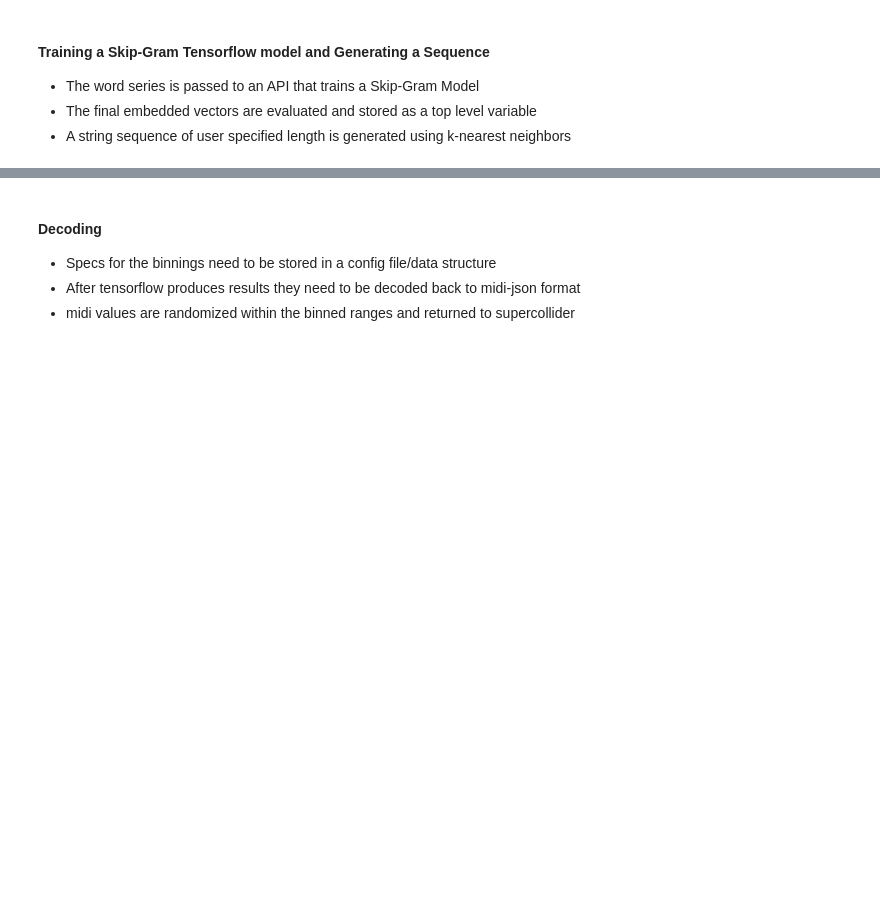
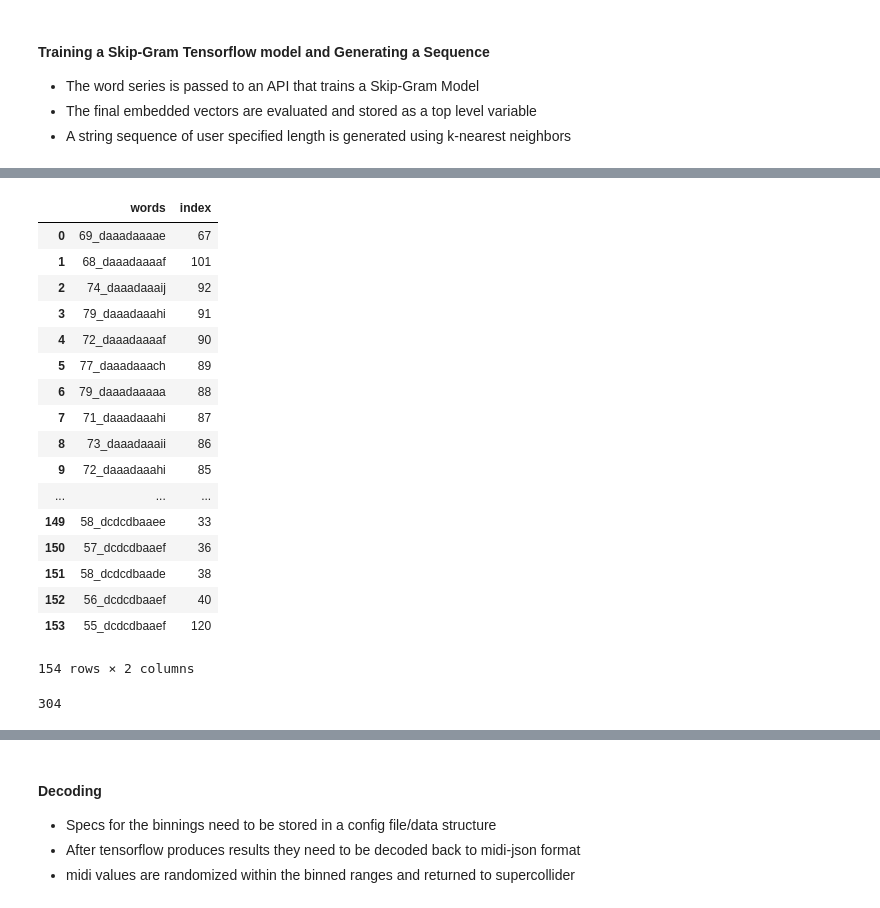
Before and after one commit to bsnacks000/TensorSynth, a Jupyter notebook: tensor_synth_dev_notebook.ipynb, the cells around one changed output, grey strips where cells are left out. Saved outputs shown, nothing was run; the diff lists cells and outputs as text; code cells hidden in the pictures; blank space fills up the shorter version.

Commit message:
initial sequence generation methods developed

```diff
--- a/sc_input_cleaning.ipynb
+++ b/tensor_synth_dev_notebook.ipynb
@@ -164,0 +176,46 @@ Name: freq, dtype: object
+# %%
+# this prepares the batch for processing
+def prepare_batch(word_series):
+    # join unique ids in order to create a sequence to integer dataframe
+    # creates sentences
+    word_series.name = None
+    sentence_df = pd.DataFrame(word_series,columns=['words'])
+    sentence_df['word_counts'] = sentence_df.groupby('words')['words'].transform('count')
+
+    unique_words_df = pd.DataFrame(word_series.unique(),columns=['words']).reset_index(drop=True)
+    sentence_df['word_counts'] = sentence_df.groupby('words')['words'].transform('count')
+
+    unique_words_df = pd.merge( unique_words_df, sentence_df,
+        how='inner',on=['words']).drop_duplicates() \
+        .sort_values('word_counts',ascending=False).reset_index(drop=True).reset_index()
+
+    unique_words_sub = unique_words_df[['index','words']]
+    seq_to_integer = pd.merge(sentence_df,unique_words_sub,how='left',on='words').drop('word_counts', axis=1)
+
+    word_ints = np.array(seq_to_integer['index'])
+    return word_ints, seq_to_integer, unique_words_df
+# %%
+targets, target_index_map_df, unique_words_df = prepare_batch(word_series)
+# This creates the unique words mapping
+key_word_dict = unique_words_df['words'].to_dict()
+word_key_dict = dict(zip(key_word_dict.values(),key_word_dict.keys()))
+target_index_map_df
+# %% [output]
+|  | words | index |
+| 0 | 69_daaadaaaae | 67 |
+| 1 | 68_daaadaaaaf | 101 |
+| 2 | 74_daaadaaaij | 92 |
+| 3 | 79_daaadaaahi | 91 |
+| 4 | 72_daaadaaaaf | 90 |
+| 5 | 77_daaadaaach | 89 |
+| 6 | 79_daaadaaaaa | 88 |
+| 7 | 71_daaadaaahi | 87 |
+| 8 | 73_daaadaaaii | 86 |
+| 9 | 72_daaadaaahi | 85 |
+| ... | ... | ... |
+| 149 | 58_dcdcdbaaee | 33 |
+| 150 | 57_dcdcdbaaef | 36 |
+| 151 | 58_dcdcdbaade | 38 |
+| 152 | 56_dcdcdbaaef | 40 |
+| 153 | 55_dcdcdbaaef | 120 |
+154 rows × 2 columns
@@ -164,0 +248,5 @@ Name: freq, dtype: object
+# %%
+batch, labels = generate_batch_labels(targets,span=2)
+len(labels)
+# %% [output]
+304
```
Also changed, not shown: parts of 12 cells of this notebook.
